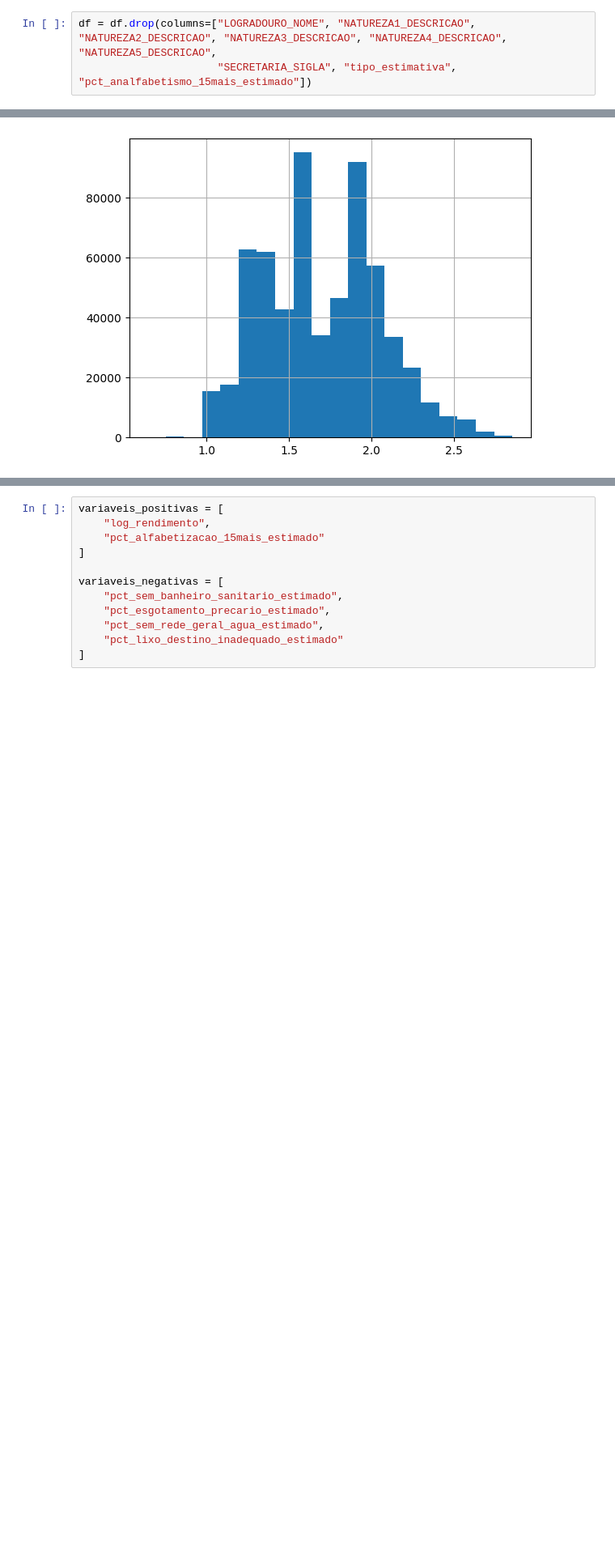
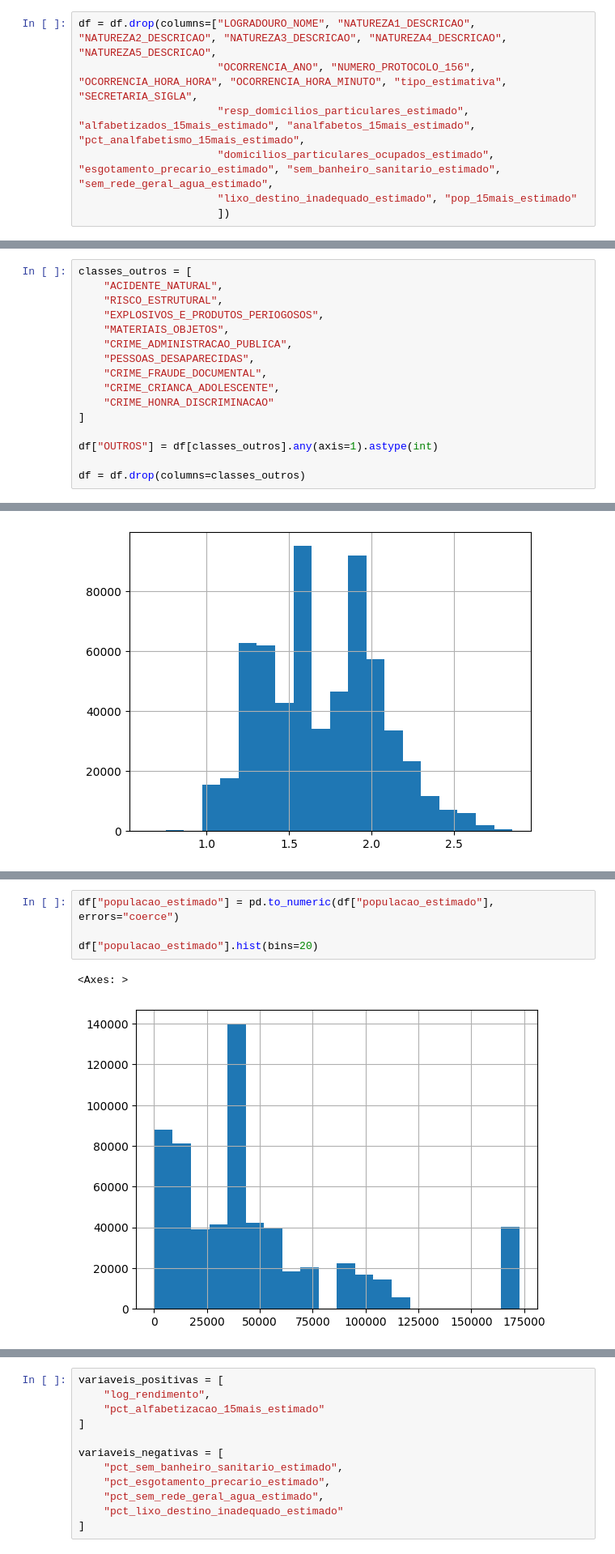
Before and after one commit to luizcaixeta/data-science-UTFPR, a Jupyter notebook: 02 - Analise exploratoria/src/05 - feature_engineering/01_feature_engineering.ipynb, the cells around one changed output, grey strips where cells are left out. Shown at 81% size. Drawn from its saved outputs; the diff is of its cells as text; blank space fills up the shorter version.

```diff
--- a/02 - Analise exploratoria/src/05 - feature_engineering/01_feature_engineering.ipynb
+++ b/02 - Analise exploratoria/src/05 - feature_engineering/01_feature_engineering.ipynb
@@ -46,4 +46,8 @@ Index(['ATENDIMENTO_BAIRRO_NOME', 'FLAG_EQUIPAMENTO_URBANO', 'FLAG_FLAGRANTE',
 ### Dropando colunas desnecessárias
 # %%
 df = df.drop(columns=["LOGRADOURO_NOME", "NATUREZA1_DESCRICAO", "NATUREZA2_DESCRICAO", "NATUREZA3_DESCRICAO", "NATUREZA4_DESCRICAO", "NATUREZA5_DESCRICAO",
-                      "SECRETARIA_SIGLA", "tipo_estimativa", "pct_analfabetismo_15mais_estimado"])
+                      "OCORRENCIA_ANO", "NUMERO_PROTOCOLO_156", "OCORRENCIA_HORA_HORA", "OCORRENCIA_HORA_MINUTO", "tipo_estimativa", "SECRETARIA_SIGLA",
+                      "resp_domicilios_particulares_estimado", "alfabetizados_15mais_estimado", "analfabetos_15mais_estimado", "pct_analfabetismo_15mais_estimado",
+                      "domicilios_particulares_ocupados_estimado", "esgotamento_precario_estimado", "sem_banheiro_sanitario_estimado", "sem_rede_geral_agua_estimado",
+                      "lixo_destino_inadequado_estimado", "pop_15mais_estimado"
+                      ])
@@ -49,0 +68,16 @@ df = df.drop(columns=["LOGRADOURO_NOME", "NATUREZA1_DESCRICAO", "NATUREZA2_DESCR
+# %%
+classes_outros = [
+    "ACIDENTE_NATURAL",
+    "RISCO_ESTRUTURAL",
+    "EXPLOSIVOS_E_PRODUTOS_PERIOGOSOS",
+    "MATERIAIS_OBJETOS",
+    "CRIME_ADMINISTRACAO_PUBLICA",
+    "PESSOAS_DESAPARECIDAS",
+    "CRIME_FRAUDE_DOCUMENTAL",
+    "CRIME_CRIANCA_ADOLESCENTE",
+    "CRIME_HONRA_DISCRIMINACAO"
+]
+
+df["OUTROS"] = df[classes_outros].any(axis=1).astype(int)
+
+df = df.drop(columns=classes_outros)
@@ -186,0 +240,7 @@ df["log_rendimento"].hist(bins=20)
+# %%
+df["populacao_estimado"] = pd.to_numeric(df["populacao_estimado"], errors="coerce")
+
+df["populacao_estimado"].hist(bins=20)
+# %% [output]
+<Axes: >
+[figure, added]
```
Also changed, not shown: parts of 9 cells of this notebook.
